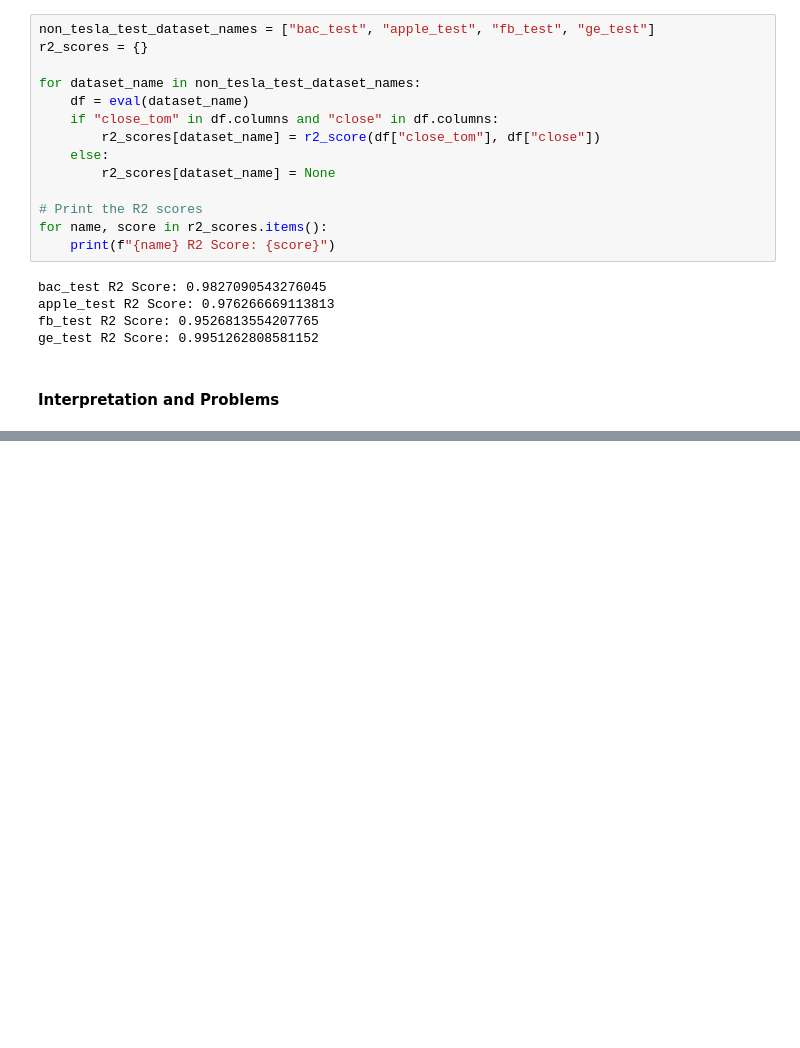
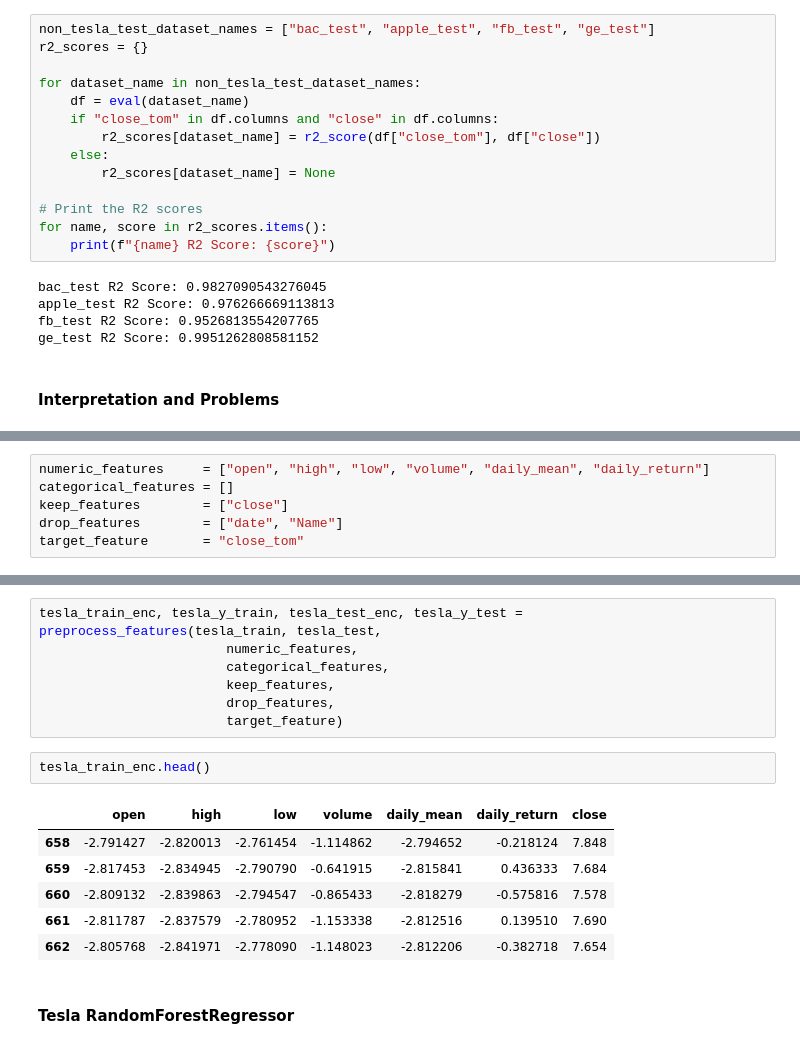
Before and after one commit to Vondent/stock-price-analysis, a Jupyter notebook: stock-price-analysis.ipynb, the cells around one changed output, grey strips where cells are left out. Saved outputs shown, nothing was run; the diff lists cells and outputs as text; blank space fills up the shorter version.

```diff
--- a/stock-price-analysis.ipynb
+++ b/stock-price-analysis.ipynb
@@ -1102,0 +1189,6 @@ ge_test R2 Score: 0.9951262808581152
+# %%
+numeric_features     = ["open", "high", "low", "volume", "daily_mean", "daily_return"]
+categorical_features = []
+keep_features        = ["close"]
+drop_features        = ["date", "Name"]
+target_feature       = "close_tom"
@@ -1102,0 +1246,18 @@ ge_test R2 Score: 0.9951262808581152
+# %%
+tesla_train_enc, tesla_y_train, tesla_test_enc, tesla_y_test = preprocess_features(tesla_train, tesla_test,
+                        numeric_features,
+                        categorical_features,
+                        keep_features,
+                        drop_features,
+                        target_feature)
+# %%
+tesla_train_enc.head()
+# %% [output]
+|  | open | high | low | volume | daily_mean | daily_return | close |
+| 658 | -2.791427 | -2.820013 | -2.761454 | -1.114862 | -2.794652 | -0.218124 | 7.848 |
+| 659 | -2.817453 | -2.834945 | -2.790790 | -0.641915 | -2.815841 | 0.436333 | 7.684 |
+| 660 | -2.809132 | -2.839863 | -2.794547 | -0.865433 | -2.818279 | -0.575816 | 7.578 |
+| 661 | -2.811787 | -2.837579 | -2.780952 | -1.153338 | -2.812516 | 0.139510 | 7.690 |
+| 662 | -2.805768 | -2.841971 | -2.778090 | -1.148023 | -2.812206 | -0.382718 | 7.654 |
+# %% [markdown]
+#### Tesla RandomForestRegressor
```
Also changed, not shown: parts of 17 cells of this notebook.
